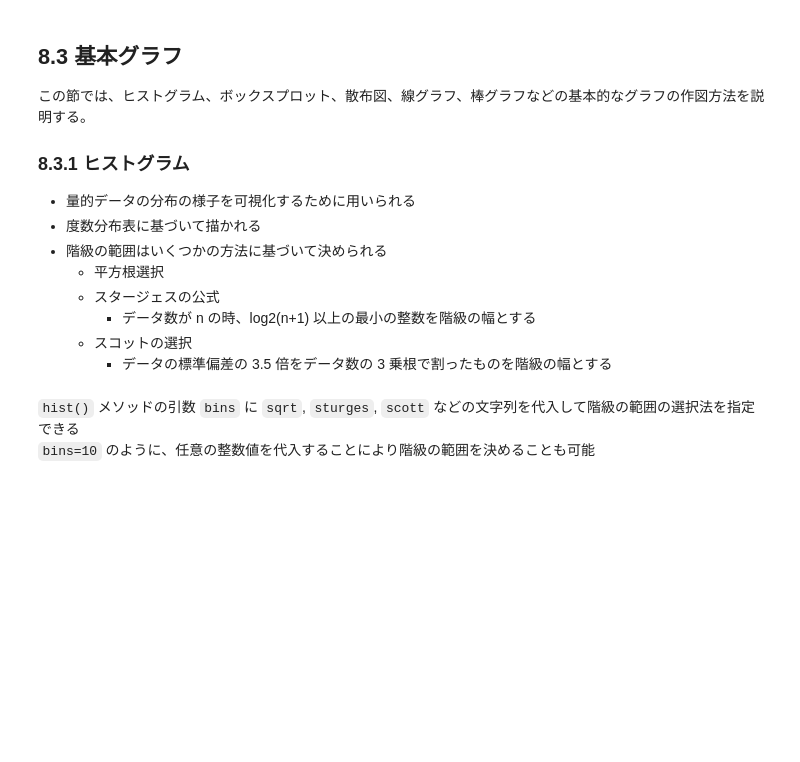
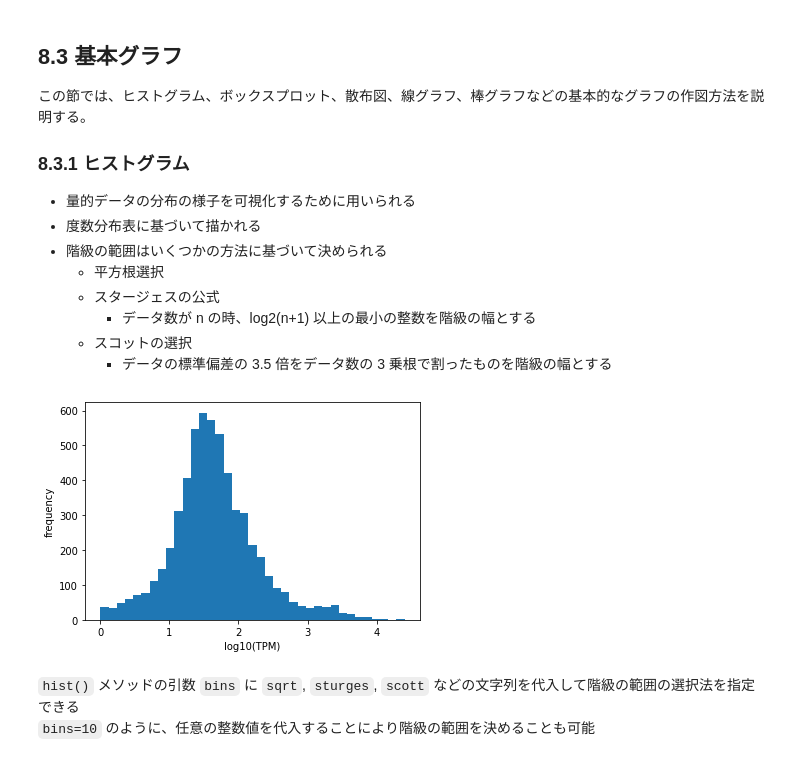
Before and after one commit to YuichiroSS/Python-seminar, a Jupyter notebook: Chapter8.ipynb, the cells around one changed output. Saved outputs shown, nothing was run; the diff lists cells and outputs as text; code cells hidden in the pictures; blank space fills up the shorter version.

```diff
--- a/Chapter8.ipynb
+++ b/Chapter8.ipynb
@@ -43,5 +79,5 @@ import numpy as np
 import pandas as pd
 
 tpm = pd.read_table('count_tpm.tsv', index_col=0)
-tpm = tpm.loc[tpm.means(axis=1) > 1.0, :]  # 平均発現量が 1.0TPM より大きいもののみ取り出す
+tpm = tpm.loc[tpm.mean(axis=1) > 1.0, :]  # 平均発現量が 1.0TPM より大きいもののみ取り出す
 tpm.head()  # データの確認
@@ -151,13 +209,15 @@ state-based インターフェースを使用している場合、`plt.savefig()
     - データの標準偏差の 3.5 倍をデータ数の 3 乗根で割ったものを階級の幅とする
 # %%
 # 8-6 : Matplotlib でヒストグラムを描画
-x = log_tmp.iloc[:, 1]
+x = log_tpm.iloc[:, 1]
 fig = plt.figure()
 ax = fig.add_subplot()
 ax.hist(x, bins='scott')
 ax.set_xlabel('log10(TPM)')
 ax.set_ylabel('frequency')
 fig.show()
+# %% [output]
+[figure, added]
 # %% [markdown]
 `hist()` メソッドの引数 `bins` に `sqrt`, `sturges`, `scott` などの文字列を代入して階級の範囲の選択法を指定できる
 `bins=10` のように、任意の整数値を代入することにより階級の範囲を決めることも可能
```
Also changed, not shown: parts of 31 cells of this notebook, 1 other file.
